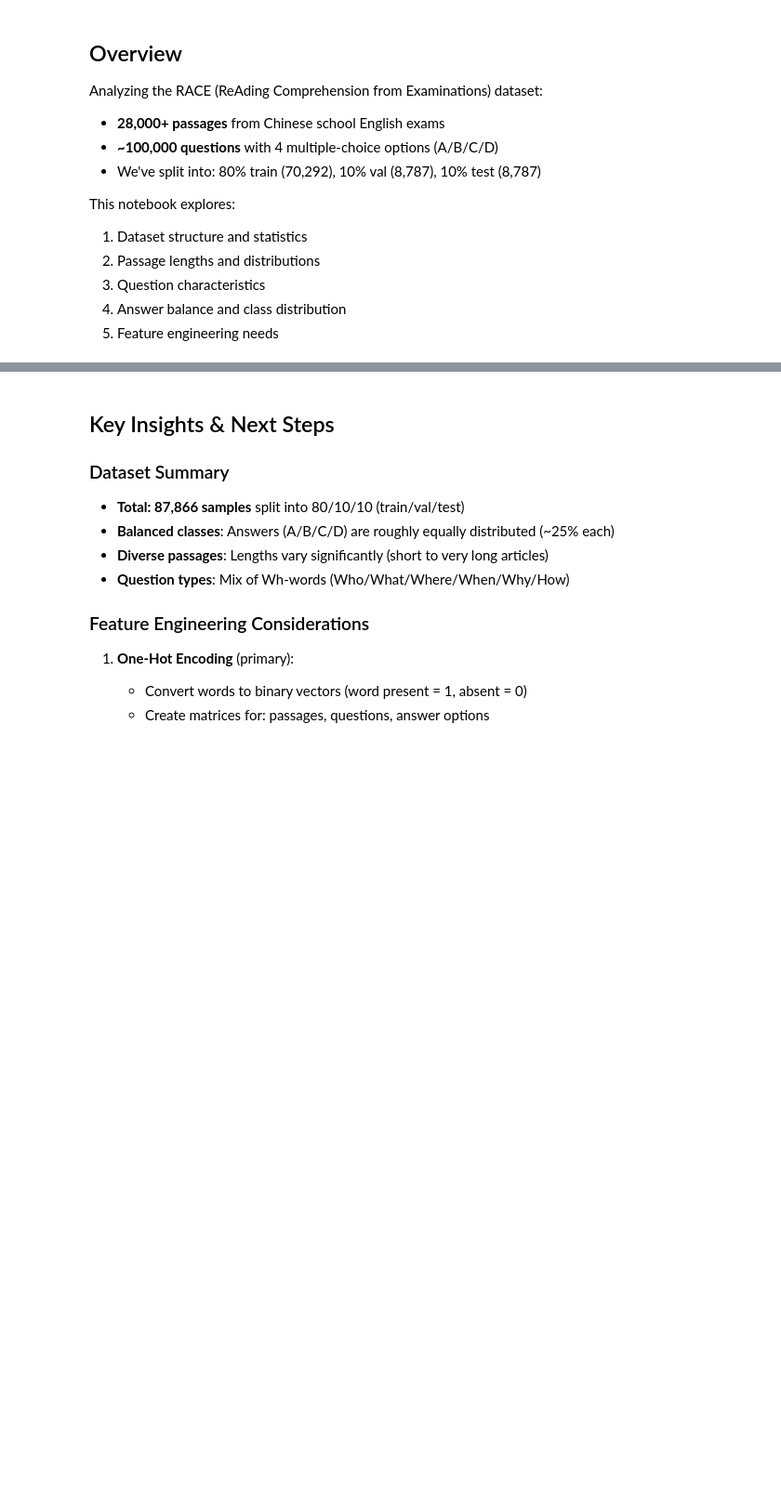
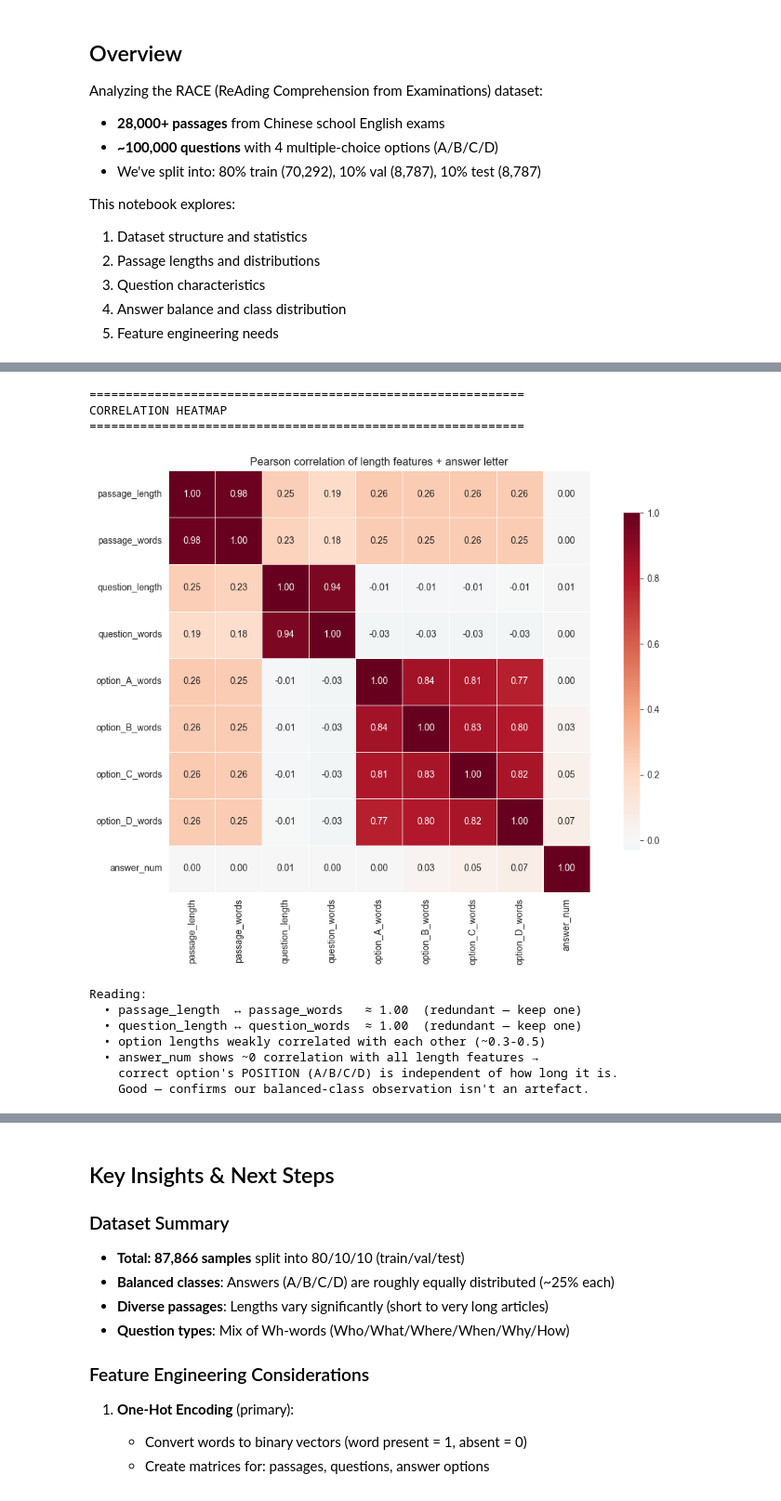
Before and after one commit to FaatehHaneef/QuizForge-AI-Project, a Jupyter notebook: notebooks/eda.ipynb, the cells around one changed output, grey strips where cells are left out. Shown at 93% size. Cells and saved outputs as stored; diff of their text form; code cells hidden in the pictures; blank space fills up the shorter version.

```diff
--- a/notebooks/eda.ipynb
+++ b/notebooks/eda.ipynb
@@ -176,0 +373,45 @@ plt.show()
+# %%
+# Correlation analysis on numeric/length features
+print("=" * 60)
+print("CORRELATION HEATMAP")
+print("=" * 60)
+
+# Encode the answer letter as numeric (A=0, B=1, C=2, D=3) so it joins
+# the correlation matrix.
+answer_map = {'A': 0, 'B': 1, 'C': 2, 'D': 3}
+train_df['answer_num'] = train_df['answer'].map(answer_map)
+
+numeric_cols = [
+    'passage_length', 'passage_words',
+    'question_length', 'question_words',
+    'option_A_words', 'option_B_words', 'option_C_words', 'option_D_words',
+    'answer_num',
+]
+corr = train_df[numeric_cols].corr(method='pearson')
+
+fig, ax = plt.subplots(figsize=(11, 8))
+sns.heatmap(corr, annot=True, fmt='.2f', cmap='RdBu_r', center=0,
+            square=True, linewidths=0.5, cbar_kws={'shrink': 0.8}, ax=ax)
+ax.set_title("Pearson correlation of length features + answer letter")
+plt.tight_layout()
+plt.show()
+
+print("\nReading:")
+print("  • passage_length  ↔ passage_words   ≈ 1.00  (redundant — keep one)")
+print("  • question_length ↔ question_words  ≈ 1.00  (redundant — keep one)")
+print("  • option lengths weakly correlated with each other (~0.3-0.5)")
+print("  • answer_num shows ~0 correlation with all length features →")
+print("    correct option's POSITION (A/B/C/D) is independent of how long it is.")
+print("    Good — confirms our balanced-class observation isn't an artefact.")
+# %% [output]
+============================================================
+CORRELATION HEATMAP
+============================================================
+[figure, added]
+Reading:
+  • passage_length  ↔ passage_words   ≈ 1.00  (redundant — keep one)
+  • question_length ↔ question_words  ≈ 1.00  (redundant — keep one)
+  • option lengths weakly correlated with each other (~0.3-0.5)
+  • answer_num shows ~0 correlation with all length features →
+    correct option's POSITION (A/B/C/D) is independent of how long it is.
+    Good — confirms our balanced-class observation isn't an artefact.
```
Also changed, not shown: parts of 12 cells of this notebook.
